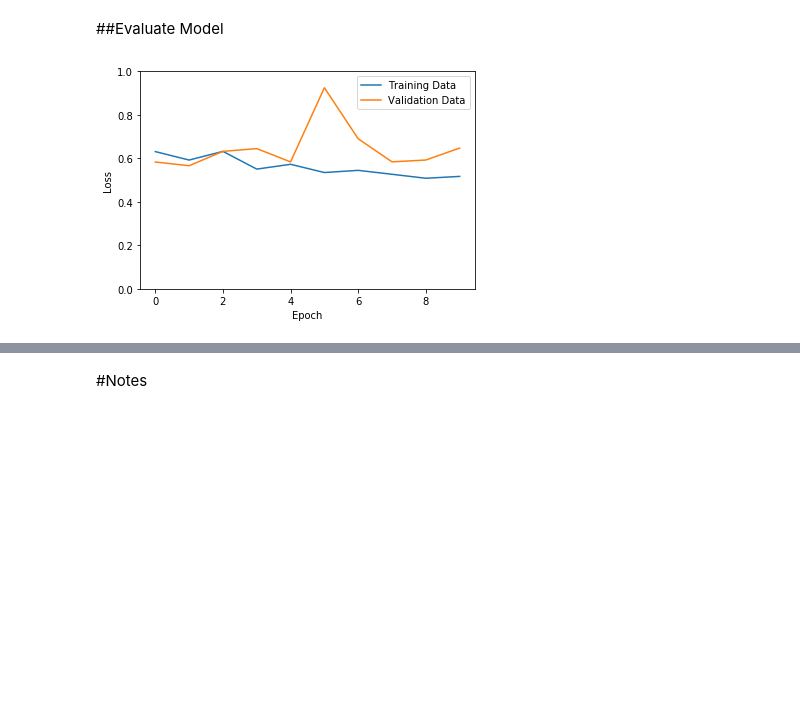
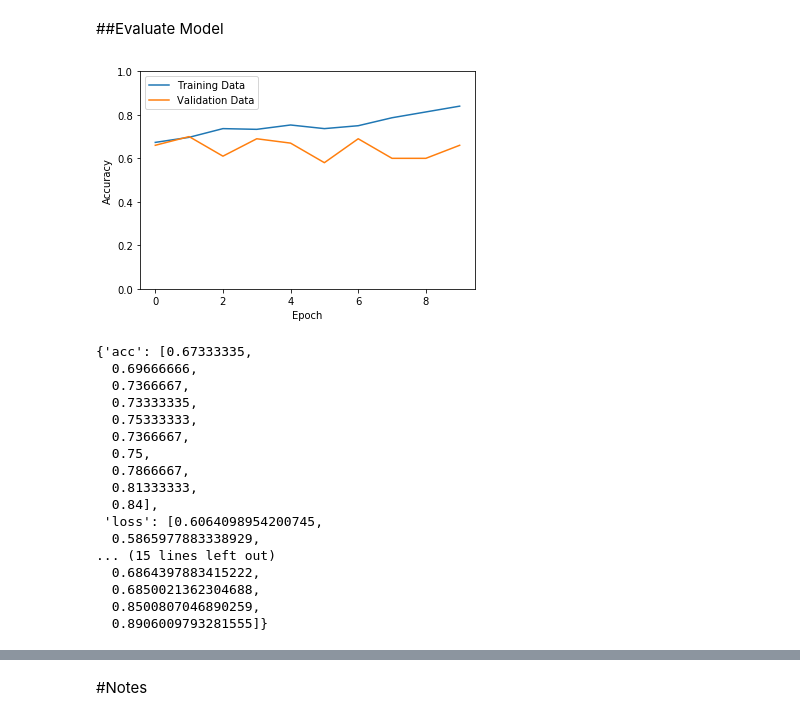
Before and after one commit to tlchen4/BDRADMiniProject, a Jupyter notebook: BreastResNet.ipynb, the cells around one changed output, grey strips where cells are left out. Drawn from its saved outputs; the diff is of its cells as text; code cells hidden in the pictures; blank space fills up the shorter version.

```diff
--- a/BreastResNet.ipynb
+++ b/BreastResNet.ipynb
@@ -120,8 +147,8 @@ tf.keras.utils.plot_model(CNNModel,'test.png',show_shapes=True)
 # %% [markdown]
 ##Compile Model
-# %%
-CNNModel.compile(optimizer='rmsprop', loss='binary_crossentropy', metrics=['accuracy'])
-#recommended settings from keras.io for binary classification
+# %%
+CNNModel.compile(optimizer='adam', loss='binary_crossentropy', metrics=['accuracy'])
+#adam seems to perform better than rmsprop so far
 # %% [markdown]
 ##Train Model
 # %%
@@ -134,11 +161,12 @@ for i in TrainingData['Master_Data']:
   Input_Labels.append(i[2])
 
 #Split Data and Label lists into a training and validation sets
-Input_Train_Data = Input_Data[0:320]
-Input_Validation_Data = Input_Data[320:]
+#First 100 are validation, remaining 300 are training
+Input_Train_Data = Input_Data[100:]
+Input_Validation_Data = Input_Data[0:100]
 
-Input_Train_Labels = Input_Labels[0:320]
-Input_Validation_Labels = Input_Labels[320:]
+Input_Train_Labels = Input_Labels[100:]
+Input_Validation_Labels = Input_Labels[0:100]
 
 #Our CNNModel requires a third dimension to data, so just extend 2D vector to 3D vector of size 1 in 3rd dimension
 #Convert list to numpy array then reshape
@@ -170,12 +198,22 @@ TrainLabelsReshaped = ConvertLabelsBinaryClass(Input_Train_Labels)
 ValidationLabelsReshaped=ConvertLabelsBinaryClass(Input_Validation_Labels)
 TestLabelsReshaped = ConvertLabelsBinaryClass(Test_Labels)
 # %%
+savefilepath="./SavedModels/"+"CNNModel-Epoch{epoch}-ValLoss{val_loss:.4f}.hdf5"
+#save models under cwd/SavedModels, only save models that improve validation loss (minimize)
+#include Epoch and val_loss in file name to 4 decimal floats
+#See also: https://machinelearningmastery.com/check-point-deep-learning-models-keras/
+
+
+checkpoint = tf.keras.callbacks.ModelCheckpoint(savefilepath, monitor='val_loss', verbose=1, save_best_only=True, save_weights_only=False, mode='auto')
+checkpoint_list=[checkpoint]
+
 #use fit method to train model
 #fit(x,y,epochs=,batch_size=,validation_data=(x',y'))
 #x is a vector, matrix or array of training data
 #y is a vector, matrix, or array of labels/target output
 #batch_size is 32 by default
 
-train_history = CNNModel.fit(TrainDataReshaped,TrainLabelsReshaped,batch_size=30,epochs=10,
+train_history = CNNModel.fit(TrainDataReshaped,TrainLabelsReshaped,batch_size=60,epochs=10,initial_epoch=0,callbacks=checkpoint_list,
                              validation_data=(ValidationDataReshaped,ValidationLabelsReshaped))
+#initial_epoch is useful for continuing a previous training run that was interrupted
 # %% [output]
@@ -201,23 +239,40 @@ Epoch 10/10
 # %%
 #model.evaluate(x,y) will return a loss and metric values for model on test set data x with labels y
 
 #Visualize training accuracy vs epochs
 
 AccuracyEpochFig = plt.figure(1)
 Axes1=AccuracyEpochFig.gca()
 Axes1.set_xlabel('Epoch')
-Axes1.set_ylabel('Loss')
+Axes1.set_ylabel('Accuracy')
 Axes1.set_ylim([0,1])
 
+plt.figure(1)
+plt.plot(train_history.history['acc'], label='Training Data')
+plt.plot(train_history.history['val_acc'], label='Validation Data')
+Axes1.legend(loc='best')
+plt.show()
 
-
-plt.figure(1)
-plt.plot(train_history.history['loss'], label='Training Data')
-plt.plot(train_history.history['val_loss'], label='Validation Data')
-Axes1.legend()
-plt.show()
+train_history.history
 # %% [output]
-[figure, old version]
+[figure, new version]
+{'acc': [0.67333335,
+  0.69666666,
+  0.7366667,
+  0.73333335,
+  0.75333333,
+  0.7366667,
+  0.75,
+  0.7866667,
+  0.81333333,
+  0.84],
+ 'loss': [0.6064098954200745,
+  0.5865977883338929,
+... (15 lines left out)
+  0.6864397883415222,
+  0.6850021362304688,
+  0.8500807046890259,
+  0.8906009793281555]}
 # %%
 test_loss, test_acc = CNNModel.evaluate(TestDataReshaped,TestLabelsReshaped, verbose = 1)
 #verbose 0 = silent, 1 = progress bar
```
Also changed, not shown: parts of 24 cells of this notebook.
